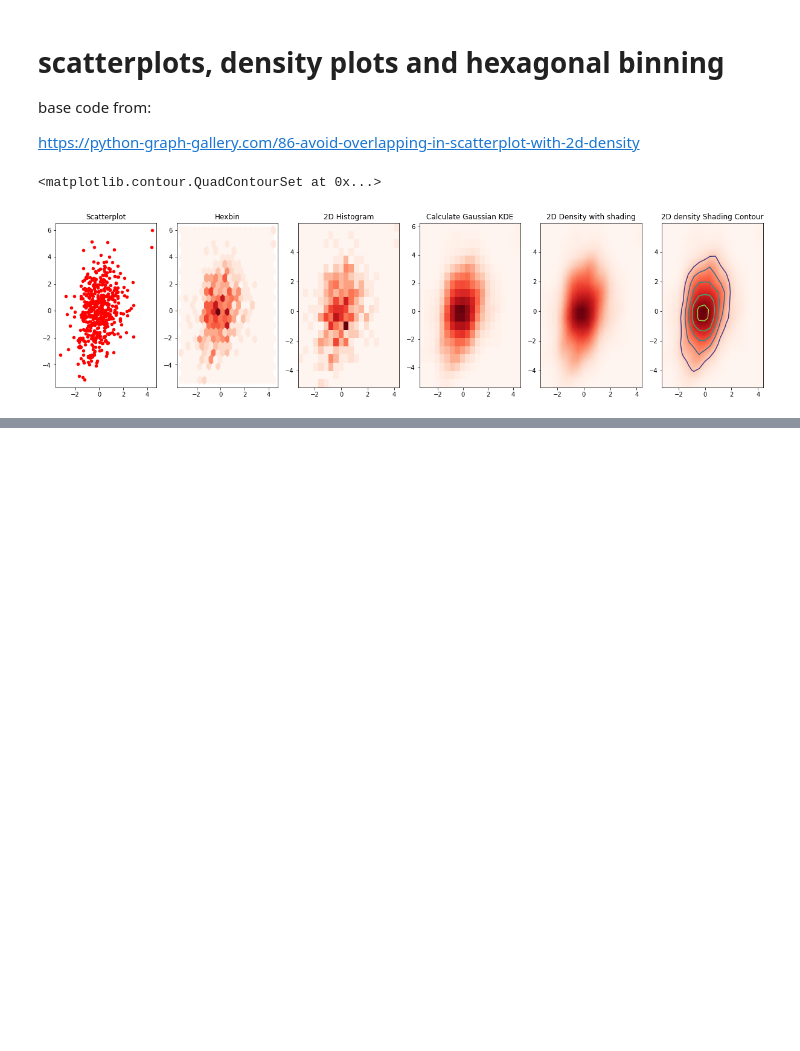
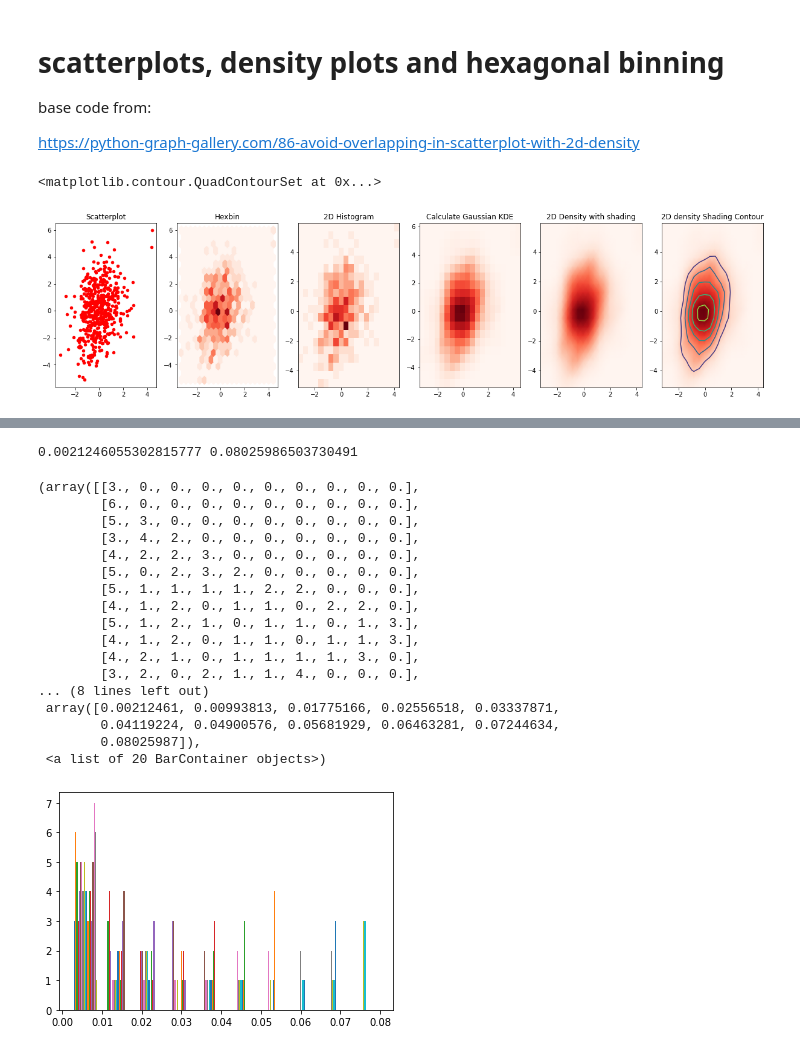
Before and after one commit to areasciencepark/maps_and_heatmaps, a Jupyter notebook: es1_density_maps.ipynb, the cells around one changed output, grey strips where cells are left out. Saved outputs shown, nothing was run; the diff lists cells and outputs as text; code cells hidden in the pictures; blank space fills up the shorter version.

```diff
--- a/es1_density_maps.ipynb
+++ b/es1_density_maps.ipynb
@@ -62,2 +84,29 @@ axes[5].contour(xi, yi, zi.reshape(xi.shape) )
+# %%
+data_to_plot = zi.reshape(xi.shape)
+tmp = np.reshape(data_to_plot,-1) / np.mean(data_to_plot)
+threshold = .2
+data_to_plot = np.ma.masked_array(data_to_plot, tmp <threshold)
+print(np.min(data_to_plot), np.max(data_to_plot))
+plt.hist(data_to_plot)
+# %% [output]
+0.0021246055302815777 0.08025986503730491
+(array([[3., 0., 0., 0., 0., 0., 0., 0., 0., 0.],
+        [6., 0., 0., 0., 0., 0., 0., 0., 0., 0.],
+        [5., 3., 0., 0., 0., 0., 0., 0., 0., 0.],
+        [3., 4., 2., 0., 0., 0., 0., 0., 0., 0.],
+        [4., 2., 2., 3., 0., 0., 0., 0., 0., 0.],
+        [5., 0., 2., 3., 2., 0., 0., 0., 0., 0.],
+        [5., 1., 1., 1., 1., 2., 2., 0., 0., 0.],
+        [4., 1., 2., 0., 1., 1., 0., 2., 2., 0.],
+        [5., 1., 2., 1., 0., 1., 1., 0., 1., 3.],
+        [4., 1., 2., 0., 1., 1., 0., 1., 1., 3.],
+        [4., 2., 1., 0., 1., 1., 1., 1., 3., 0.],
+        [3., 2., 0., 2., 1., 1., 4., 0., 0., 0.],
+... (8 lines left out)
+ array([0.00212461, 0.00993813, 0.01775166, 0.02556518, 0.03337871,
+        0.04119224, 0.04900576, 0.05681929, 0.06463281, 0.07244634,
+        0.08025987]),
+ <a list of 20 BarContainer objects>)
+[figure, added]
 # %%
 fig, axes = plt.subplots(ncols=1, nrows=1, figsize=(8, 8))
```
Also changed, not shown: parts of 2 cells of this notebook, 21 other files.
